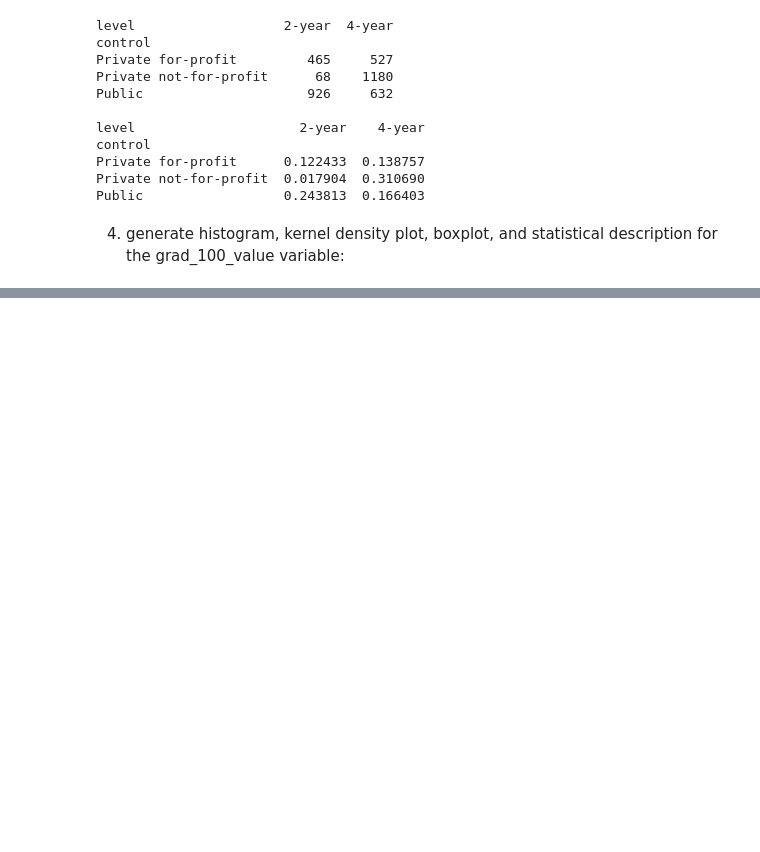
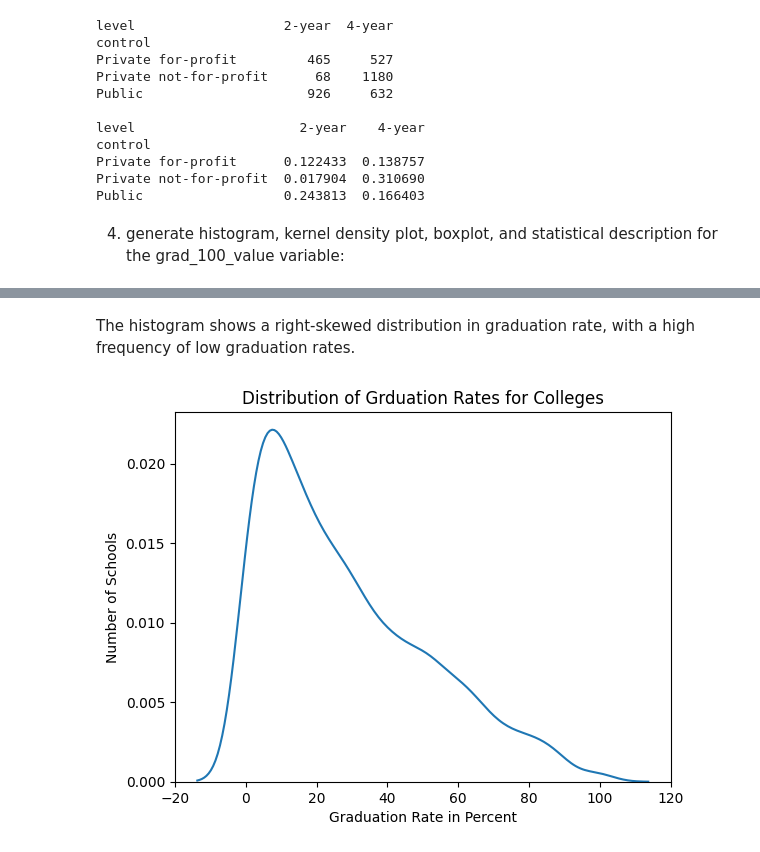
Before and after one commit to oak50/visualization, a Jupyter notebook: assignment/assignment__2.ipynb, the cells around one changed output, grey strips where cells are left out. Drawn from its saved outputs; the diff is of its cells as text; code cells hidden in the pictures; blank space fills up the shorter version.

```diff
--- a/assignment/assignment__2.ipynb
+++ b/assignment/assignment__2.ipynb
@@ -102,0 +79,12 @@ Name: grad_100_value, dtype: float64
+# %% [markdown]
+The histogram shows a right-skewed distribution in graduation rate, with a high frequency of low graduation rates.
+# %%
+
+# KERNEL DENSITY PLOT
+sns.kdeplot(df['grad_100_value'])
+plt.xlabel('Graduation Rate in Percent')
+plt.ylabel('Number of Schools')
+plt.title('Distribution of Grduation Rates for Colleges')
+plt.show()
+# %% [output]
+[figure, added]
```
Also changed, not shown: parts of 46 cells of this notebook, 9 other files.
